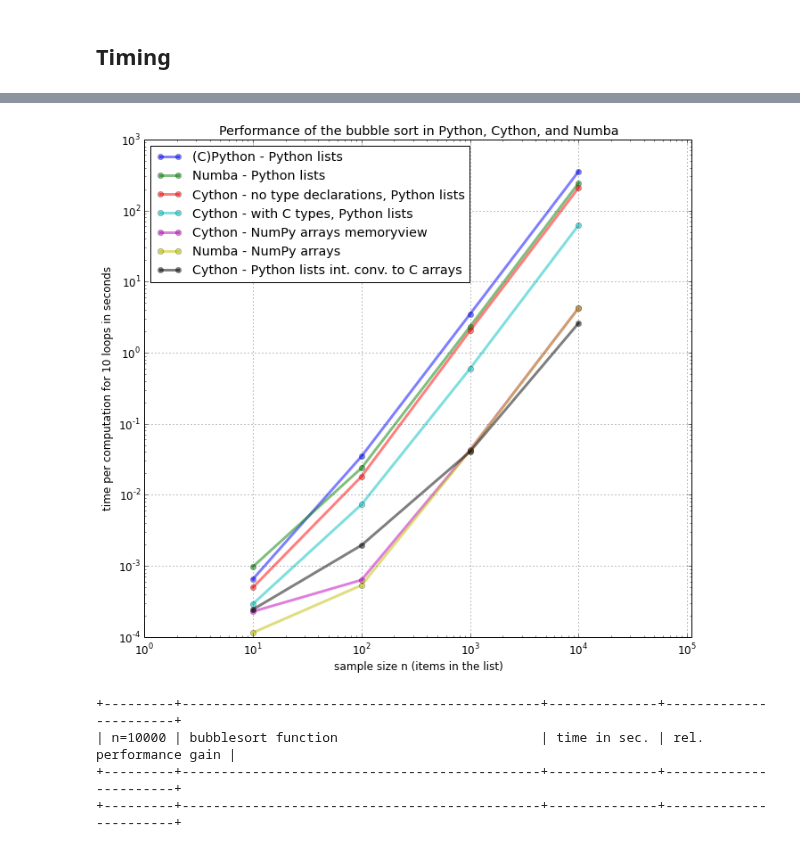
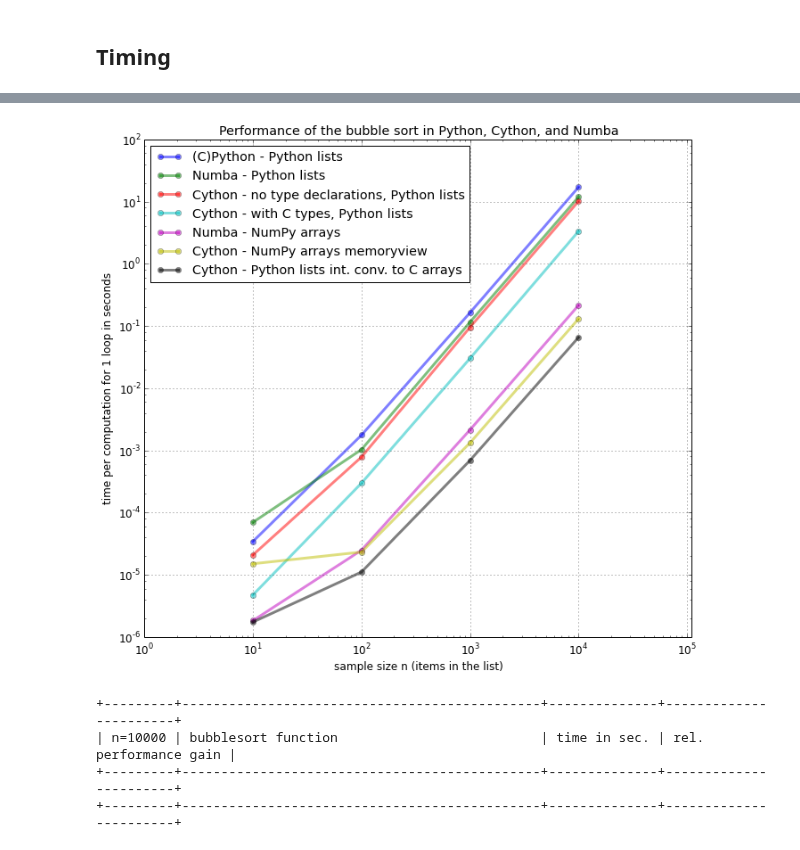
Before and after one commit to rasbt/One-Python-benchmark-per-day, a Jupyter notebook: ipython_nbs/day4_python_cython_numba.ipynb, the cells around one changed output, grey strips where cells are left out. Drawn from its saved outputs; the diff is of its cells as text; code cells hidden in the pictures.

```diff
--- a/ipython_nbs/day4_python_cython_numba.ipynb
+++ b/ipython_nbs/day4_python_cython_numba.ipynb
@@ -214,12 +214,13 @@ timings = {f:[] for f in funcs}
 for n in orders_n:
     l = [np.random.randint(1,n) for num in range(0,n)]
     for f in funcs:
+        l_copy = make_copy(l)
         if f == 'numba_bubblesort_numpy' or f == 'cython_bubblesort_numpy':
-            l = np.asarray(l)
+            l_copy = np.asarray(l_copy)
 
-        timings[f].append(min(timeit.Timer('%s(make_copy(l))' %f,
-                      'from __main__ import %s, l, make_copy' %f)
-                              .repeat(repeat=3, number=10)))
+        timings[f].append(min(timeit.Timer('%s(l_copy)' %f,
+                      'from __main__ import %s, l_copy' %f)
+                              .repeat(repeat=3, number=1)))
 # %%
 %matplotlib inline
 # %%
@@ -233,7 +234,7 @@ def plot(timings, title, ranked_labels, labels, orders_n):
         plt.plot(orders_n, timings[lb[1]], alpha=0.5, label=labels[lb[1]],
                  marker='o', lw=3)
     plt.xlabel('sample size n (items in the list)')
-    plt.ylabel('time per computation for 10 loops in seconds')
+    plt.ylabel('time per computation for 1 loop in seconds')
     plt.xlim([1,max(orders_n) + max(orders_n) * 10])
     plt.legend(loc=2)
     plt.grid()
@@ -260,21 +261,21 @@ def summary_table(ranked_labels):
 # %%
 title = 'Performance of the bubble sort in Python, Cython, and Numba'
 
 labels = {'python_bubblesort':'(C)Python - Python lists',
           'numba_bubblesort': 'Numba - Python lists',
           'cython_bubblesort_ctypes': 'Cython - with C types, Python lists',
           'cython_bubblesort_notypes': 'Cython - no type declarations, Python lists',
           'cython_bubblesort_clist': 'Cython - Python lists int. conv. to C arrays',
           'cython_bubblesort_numpy': 'Cython - NumPy arrays memoryview',
           'numba_bubblesort_numpy': 'Numba - NumPy arrays'
           }
 
 ranked_labels = sorted([(time[1][-1],time[0]) for time in timings.items()], reverse=True)
 
-plot(timings, title, ranked_labels, labels, compare, orders_n)
+plot(timings, title, ranked_labels, labels, orders_n)
 summary_table(ranked_labels)
 # %% [output]
-[figure, old version]
+[figure, new version]
 +---------+----------------------------------------------+--------------+-----------------------+
 | n=10000 | bubblesort function                          | time in sec. | rel. performance gain |
 +---------+----------------------------------------------+--------------+-----------------------+
```
Also changed, not shown: parts of 4 cells of this notebook, 1 other file.
